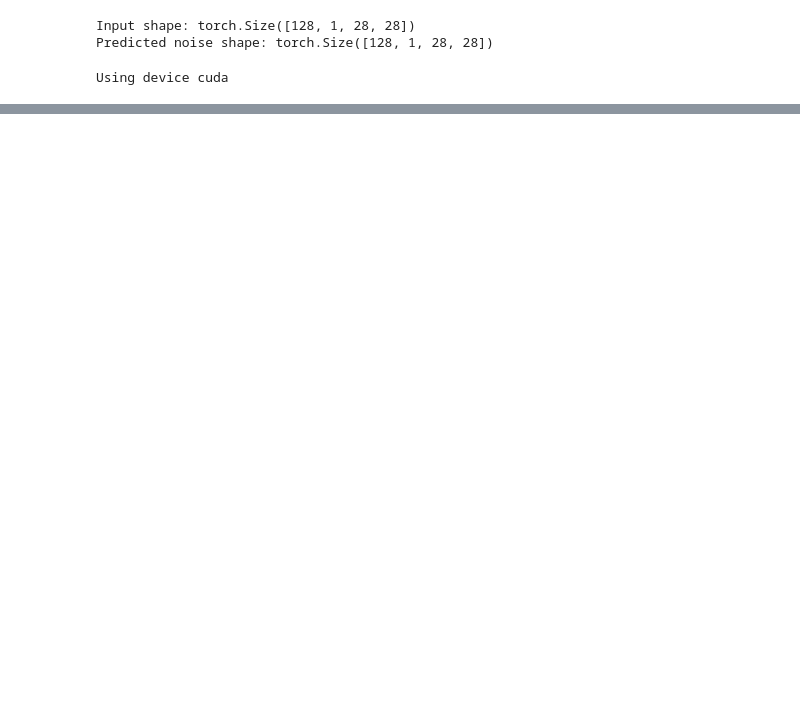
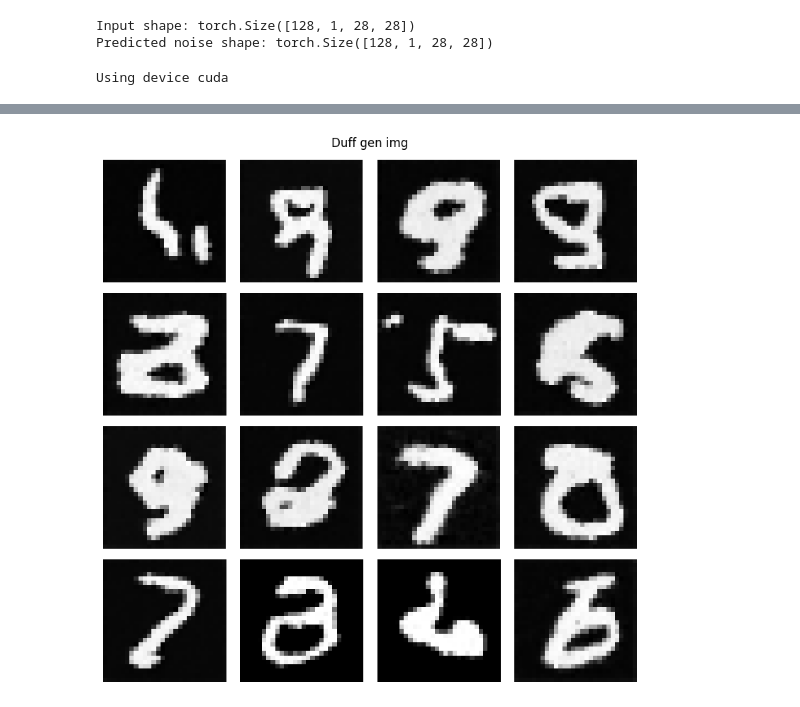
Before and after one commit to Budh05/Deep-Learning-, a Jupyter notebook: Diffusion_Image_Generator.ipynb, the cells around one changed output, grey strips where cells are left out. Saved outputs shown, nothing was run; the diff lists cells and outputs as text; code cells hidden in the pictures; blank space fills up the shorter version.

```diff
--- a/Diffusion_Image_Generator.ipynb
+++ b/Diffusion_Image_Generator.ipynb
@@ -276,0 +336,16 @@ torch.save(
+# %%
+#generatinh multiple imgs
+plt.figure(figsize=(8,8))
+
+for i in range (16):
+  generated_image=reverse_diffusion()
+  generated_image=generated_image.cpu().squeeze()
+  generated_image= (generated_image+1)/2
+  plt.subplot(4,4,i+1)
+  plt.imshow(generated_image.clamp(0,1),cmap="gray")
+  plt.axis("off")
+  plt.suptitle("Duff gen img")
+  plt.tight_layout()
+plt.show()
+# %% [output]
+[figure, added]
```
Also changed, not shown: parts of 11 cells of this notebook.
